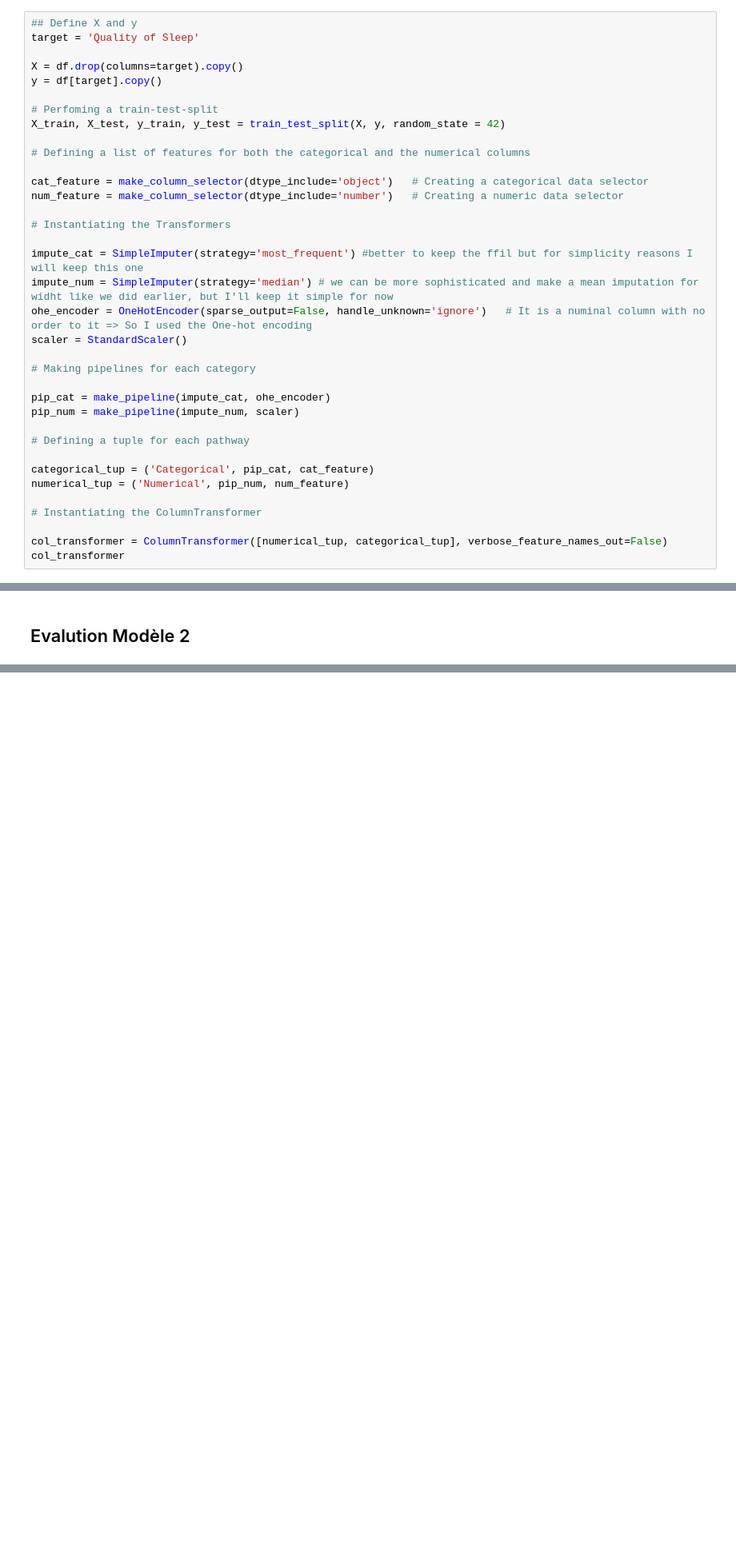
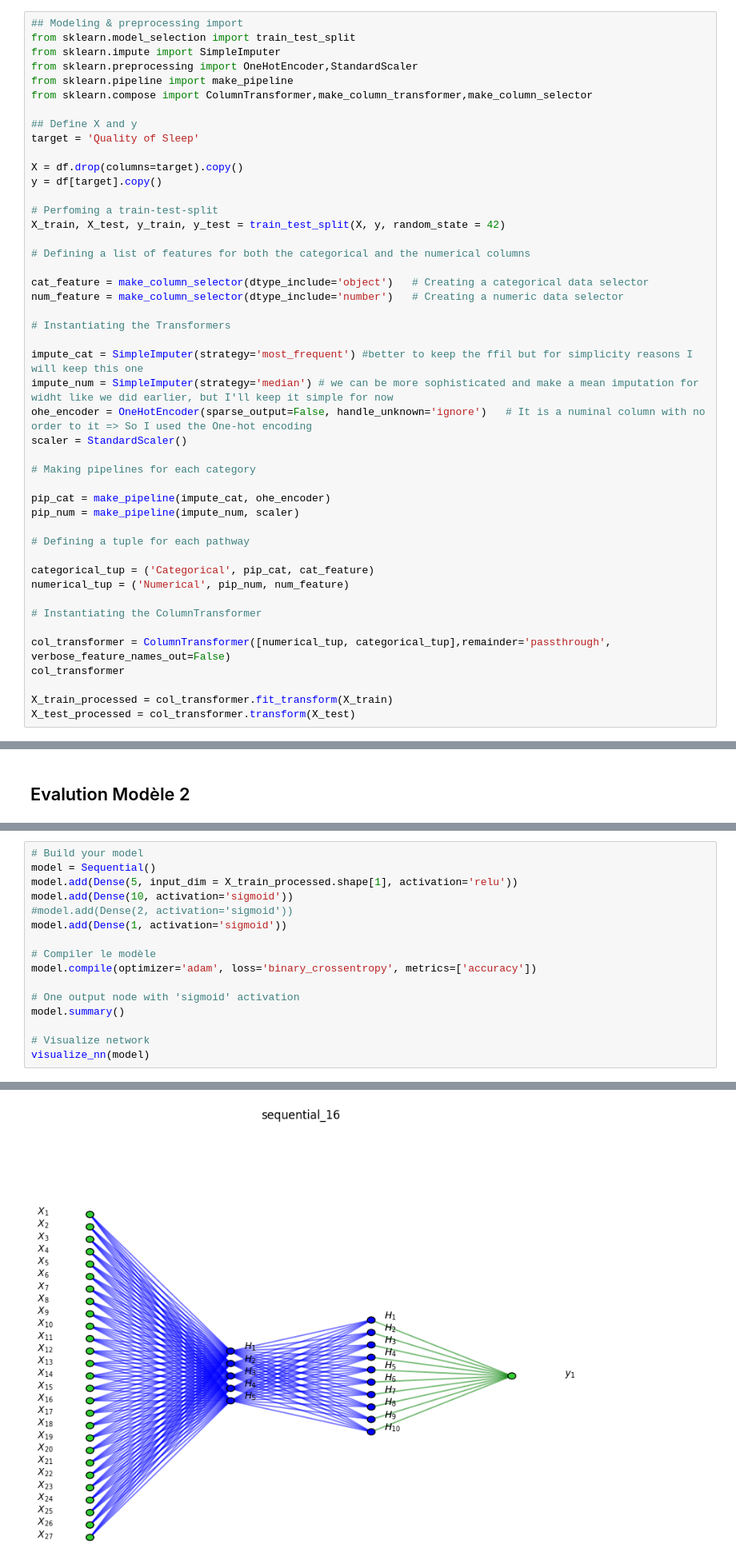
Before and after one commit to TheoHUETQC/machine-learning, a Jupyter notebook: project/quality_sleep_prediction.ipynb, the cells around one changed output, grey strips where cells are left out. Shown at 80% size. Saved outputs shown, nothing was run; the diff lists cells and outputs as text; blank space fills up the shorter version.

```diff
--- a/project/quality_sleep_prediction.ipynb
+++ b/project/quality_sleep_prediction.ipynb
@@ -112,4 +294,11 @@ df.head()
 # %%
+## Modeling & preprocessing import
+from sklearn.model_selection import train_test_split
+from sklearn.impute import SimpleImputer
+from sklearn.preprocessing import OneHotEncoder,StandardScaler
+from sklearn.pipeline import make_pipeline
+from sklearn.compose import ColumnTransformer,make_column_transformer,make_column_selector
+
 ## Define X and y
 target = 'Quality of Sleep'
 
@@ -143,5 +332,8 @@ numerical_tup = ('Numerical', pip_num, num_feature)
 
 # Instantiating the ColumnTransformer
 
-col_transformer = ColumnTransformer([numerical_tup, categorical_tup], verbose_feature_names_out=False)
+col_transformer = ColumnTransformer([numerical_tup, categorical_tup],remainder='passthrough', verbose_feature_names_out=False)
 col_transformer
+
+X_train_processed = col_transformer.fit_transform(X_train)
+X_test_processed = col_transformer.transform(X_test)
@@ -319,0 +666,17 @@ Les valeurs considéré comme du bruit par le modèle linéaire sont de vrai bru
+# %%
+# Build your model
+model = Sequential()
+model.add(Dense(5, input_dim = X_train_processed.shape[1], activation='relu'))
+model.add(Dense(10, activation='sigmoid'))
+#model.add(Dense(2, activation='sigmoid'))
+model.add(Dense(1, activation='sigmoid'))
+
+# Compiler le modèle
+model.compile(optimizer='adam', loss='binary_crossentropy', metrics=['accuracy'])
+
+# One output node with 'sigmoid' activation
+model.summary()
+
+# Visualize network
+visualize_nn(model)
+# %% [output]
@@ -319,0 +696 @@ Les valeurs considéré comme du bruit par le modèle linéaire sont de vrai bru
+[figure, added]
```
Also changed, not shown: parts of 47 cells of this notebook.
